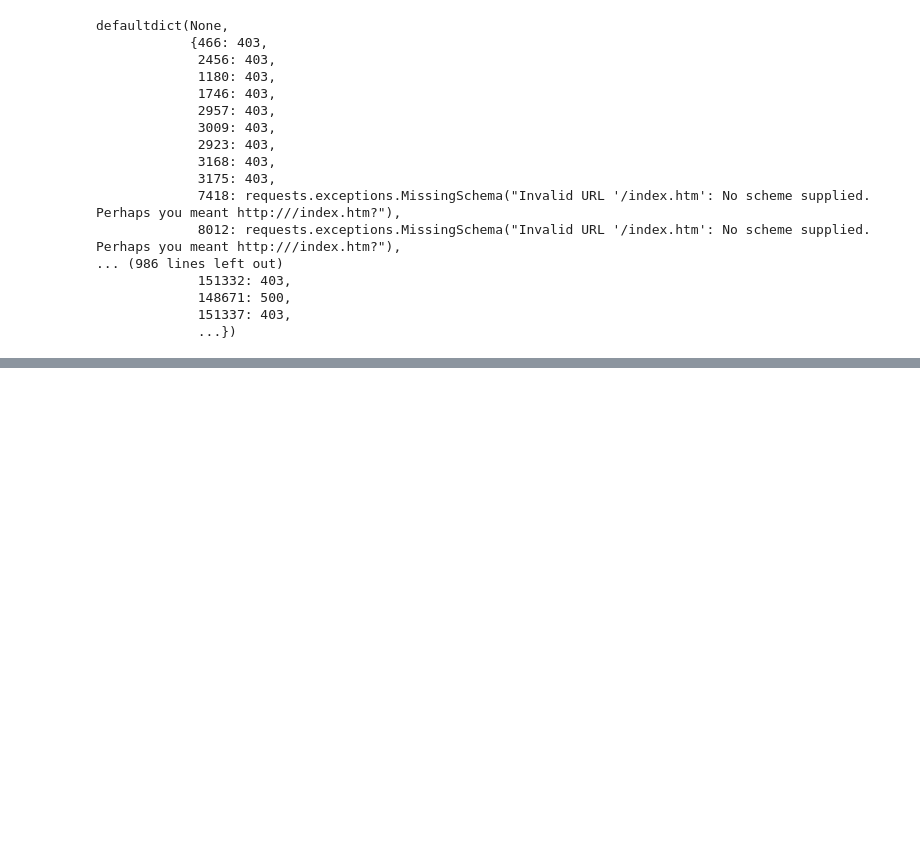
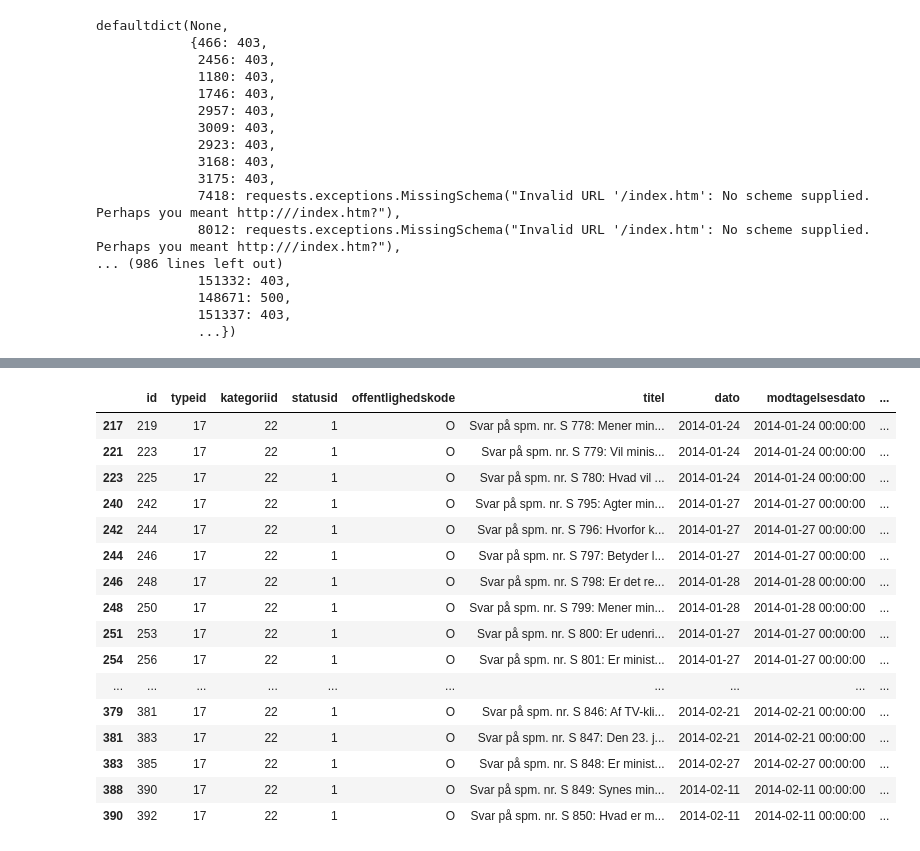
Before and after one commit to Rune-Nedergaard/knowledge-graph, a Jupyter notebook: notebooks/embedding_experiments.ipynb, the cells around one changed output, grey strips where cells are left out. Cells and saved outputs as stored; diff of their text form; code cells hidden in the pictures; blank space fills up the shorter version.

```diff
--- a/notebooks/embedding_experiments.ipynb
+++ b/notebooks/embedding_experiments.ipynb
@@ -5,3 +5,4 @@ import requests
 import regex as re
 
 Fil = pd.read_pickle('../data/raw/Fil.pkl')
+Dokument = pd.read_pickle('../data/raw/Dokument.pkl')
@@ -144,0 +297,21 @@ for key, val in bad_files.items():
+# %%
+#taking dokument have a spørgsmålsid that is not none and a kategoriid == 22
+Dokument[~Dokument['spørgsmålsid'].isna() & (Dokument['kategoriid'] == 22)][50:100]
+# %% [output]
+|  | id | typeid | kategoriid | statusid | offentlighedskode | titel | dato | modtagelsesdato | ... |
+| 217 | 219 | 17 | 22 | 1 | O | Svar på spm. nr. S 778: Mener min... | 2014-01-24 | 2014-01-24 00:00:00 | ... |
+| 221 | 223 | 17 | 22 | 1 | O | Svar på spm. nr. S 779: Vil minis... | 2014-01-24 | 2014-01-24 00:00:00 | ... |
+| 223 | 225 | 17 | 22 | 1 | O | Svar på spm. nr. S 780: Hvad vil ... | 2014-01-24 | 2014-01-24 00:00:00 | ... |
+| 240 | 242 | 17 | 22 | 1 | O | Svar på spm. nr. S 795: Agter min... | 2014-01-27 | 2014-01-27 00:00:00 | ... |
+| 242 | 244 | 17 | 22 | 1 | O | Svar på spm. nr. S 796: Hvorfor k... | 2014-01-27 | 2014-01-27 00:00:00 | ... |
+| 244 | 246 | 17 | 22 | 1 | O | Svar på spm. nr. S 797: Betyder l... | 2014-01-27 | 2014-01-27 00:00:00 | ... |
+| 246 | 248 | 17 | 22 | 1 | O | Svar på spm. nr. S 798: Er det re... | 2014-01-28 | 2014-01-28 00:00:00 | ... |
+| 248 | 250 | 17 | 22 | 1 | O | Svar på spm. nr. S 799: Mener min... | 2014-01-28 | 2014-01-28 00:00:00 | ... |
+| 251 | 253 | 17 | 22 | 1 | O | Svar på spm. nr. S 800: Er udenri... | 2014-01-27 | 2014-01-27 00:00:00 | ... |
+| 254 | 256 | 17 | 22 | 1 | O | Svar på spm. nr. S 801: Er minist... | 2014-01-27 | 2014-01-27 00:00:00 | ... |
+| ... | ... | ... | ... | ... | ... | ... | ... | ... | ... |
+| 379 | 381 | 17 | 22 | 1 | O | Svar på spm. nr. S 846: Af TV-kli... | 2014-02-21 | 2014-02-21 00:00:00 | ... |
+| 381 | 383 | 17 | 22 | 1 | O | Svar på spm. nr. S 847: Den 23. j... | 2014-02-21 | 2014-02-21 00:00:00 | ... |
+| 383 | 385 | 17 | 22 | 1 | O | Svar på spm. nr. S 848: Er minist... | 2014-02-27 | 2014-02-27 00:00:00 | ... |
+| 388 | 390 | 17 | 22 | 1 | O | Svar på spm. nr. S 849: Synes min... | 2014-02-11 | 2014-02-11 00:00:00 | ... |
+| 390 | 392 | 17 | 22 | 1 | O | Svar på spm. nr. S 850: Hvad er m... | 2014-02-11 | 2014-02-11 00:00:00 | ... |
```
Also changed, not shown: parts of 19 cells of this notebook, 2 other files.
